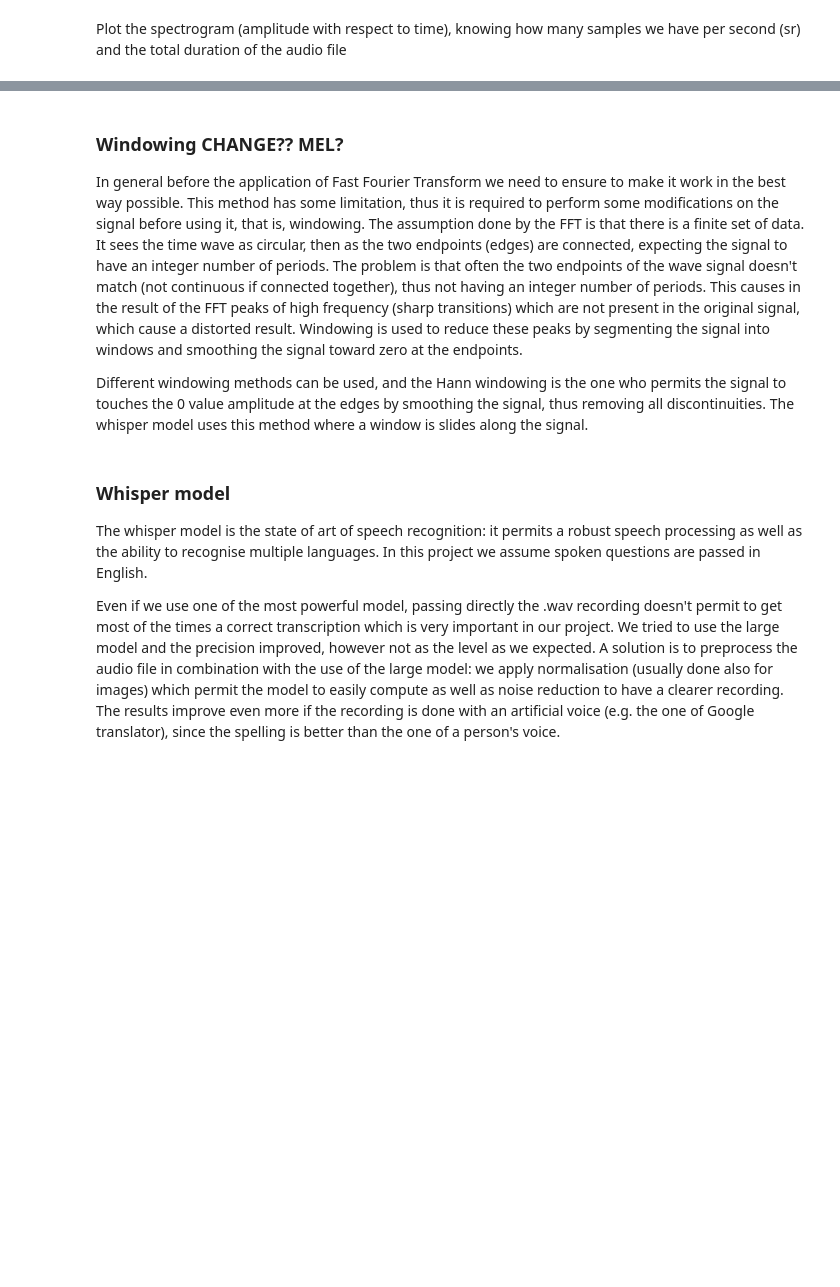
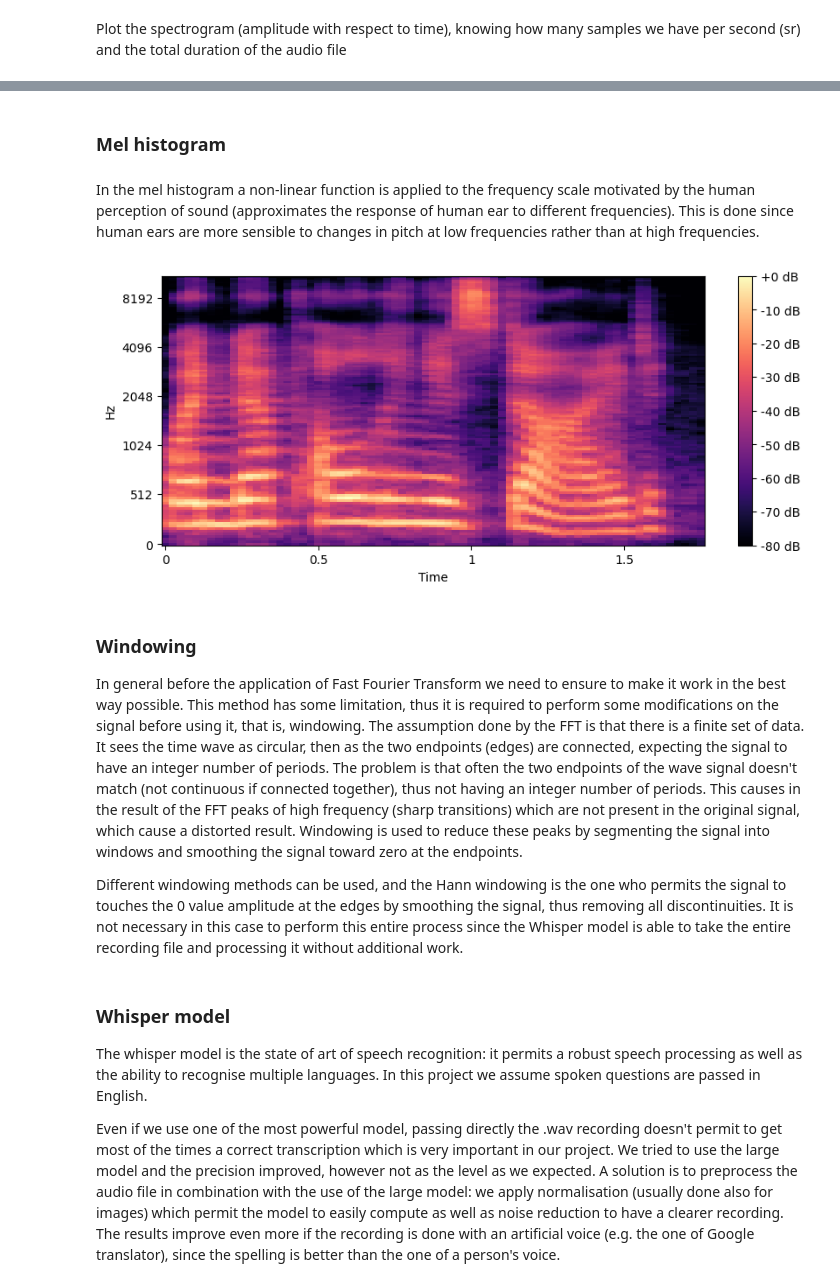
Before and after one commit to Ele975/ML_project2, a Jupyter notebook: AML_project2.ipynb, the cells around one changed output, grey strips where cells are left out. Drawn from its saved outputs; the diff is of its cells as text; code cells hidden in the pictures; blank space fills up the shorter version.

Commit message:
add mel histogram and explanation. Good example of speech to text here

```diff
--- a/AML_project2.ipynb
+++ b/AML_project2.ipynb
@@ -509,8 +509,26 @@ Duration of the custom file audio: 2.52 s.
+# %% [markdown]
+### Mel histogram
+# %% [markdown]
+In the mel histogram a non-linear function is applied to the frequency scale motivated by the human perception of sound (approximates the response of human ear to different frequencies). This is done since human ears are more sensible to changes in pitch at low frequencies rather than at high frequencies.
+# %%
+n_mels = 128
+nr_samples = int(math.floor(0.01*sr))
+overlapping = int(math.floor(0.025*sr))
+time_axis = np.arange(0, audio_length, 0.5)
+
+mel_spec = librosa.feature.melspectrogram(y=audio, sr=sr)
+
+plt.figure(figsize=(10, 4))
+librosa.display.specshow(librosa.power_to_db(mel_spec, ref=np.max), sr=sr, hop_length=overlapping, x_axis='time', y_axis='mel')
+plt.colorbar(format='%+2.0f dB')
+plt.show()
+# %% [output]
+[figure, added]
 # %% [markdown]
-### Windowing CHANGE?? MEL?
+### Windowing
 In general before the application of Fast Fourier Transform we need to ensure to make it work in the best way possible. This method has some limitation, thus it is required to perform some modifications on the signal before using it, that is, windowing. The assumption done by the FFT is that there is a finite set of data. It sees the time wave as circular, then as the two endpoints (edges) are connected, expecting the signal to have an integer number of periods. The problem is that often the two endpoints of the wave signal doesn't match (not continuous if connected together), thus not having an integer number of periods. This causes in the result of the FFT peaks of high frequency (sharp transitions) which are not present in the original signal, which cause a distorted result. Windowing is used to reduce these peaks by segmenting the signal into windows and smoothing the signal toward zero at the endpoints.
 
-Different windowing methods can be used, and the Hann windowing is the one who permits the signal to touches the 0 value amplitude at the edges by smoothing the signal, thus removing all discontinuities. The whisper model uses this method where a window is slides along the signal.
+Different windowing methods can be used, and the Hann windowing is the one who permits the signal to touches the 0 value amplitude at the edges by smoothing the signal, thus removing all discontinuities. It is not necessary in this case to perform this entire process since the Whisper model is able to take the entire recording file and processing it without additional work.
 # %% [markdown]
 ### Whisper model
 The whisper model is the state of art of speech recognition: it permits a robust speech processing as well as the ability to recognise multiple languages. In this project we assume spoken questions are passed in English.
```
Also changed, not shown: parts of 14 cells of this notebook.
